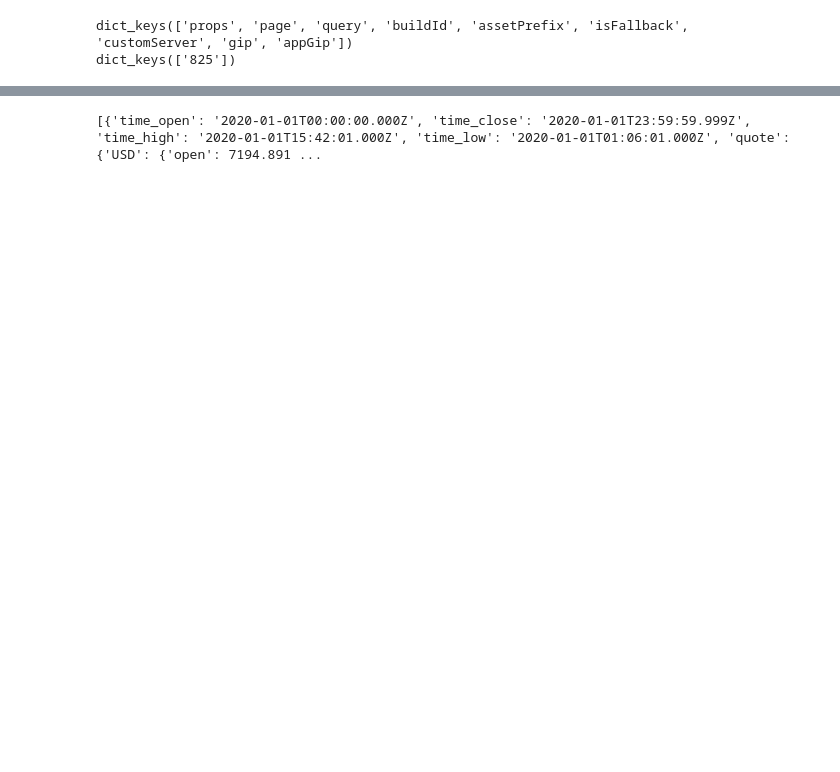
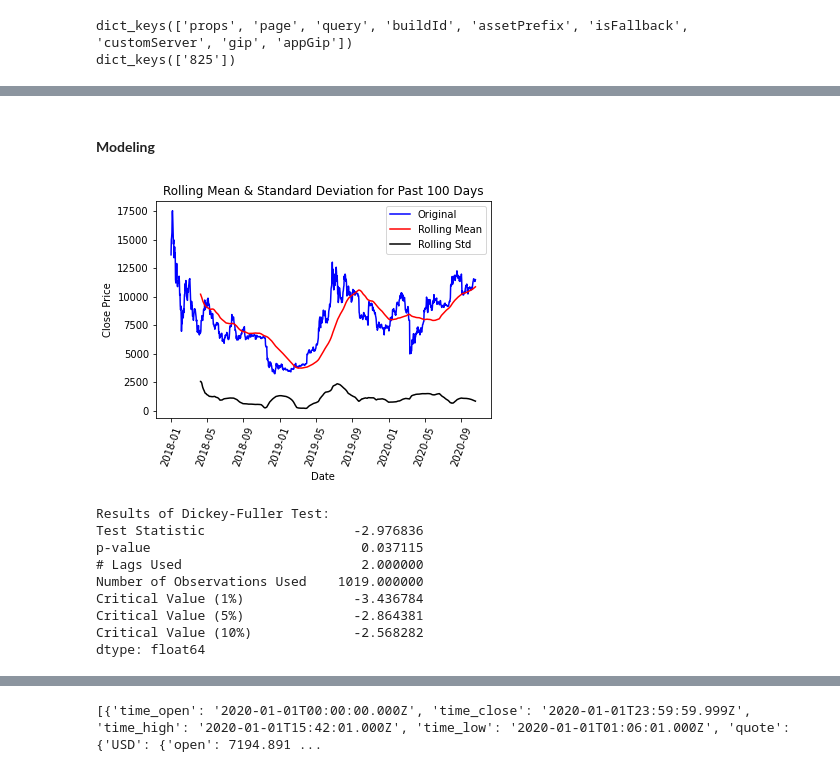
Before and after one commit to SophiaHe/coinmarketcap, a Jupyter notebook: coinmarketcap.ipynb, the cells around one changed output, grey strips where cells are left out. Drawn from its saved outputs; the diff is of its cells as text; code cells hidden in the pictures; blank space fills up the shorter version.

Commit message:
Time series related WIP

```diff
--- a/coinmarketcap.ipynb
+++ b/coinmarketcap.ipynb
@@ -336,7 +347,0 @@ print((coins))
-# %%
-# get historical data for all coins
-for i in range(3):
-  page = requests.get(f'https://coinmarketcap.com/currencies/{coins[i]}/historical-data/?start=20200101&end={yesterday}')
-  soup = BeautifulSoup(page.content, 'html.parser')
-  data = soup.find('script', id = "__NEXT_DATA__",type = "application/json")
-  historical_data= json.loads(data.contents[0])
@@ -348,0 +417,10 @@ dict_keys(['825'])
+# %%
+final = pd.read_csv("cmc_top10_1019.csv")
+final['timestamp2'] = final['timestamp'].str.split("T", n = 1, expand = True)[0]
+final['timestamp2'] = pd.to_datetime(final['timestamp2'], format='%Y-%m-%d')
+df = final[final['slug'] == 'bitcoin']
+
+print(final['timestamp2'].head())
+print(final.info())
+print(final['slug'].value_counts())
+print(df[['timestamp2','close']].iloc[-1])
@@ -348,0 +479,2 @@ dict_keys(['825'])
+# %% [markdown]
+#### **Modeling**
@@ -348,0 +485,48 @@ dict_keys(['825'])
+# %%
+# Check staionality
+from statsmodels.tsa.stattools import adfuller
+def test_stationarity(data,target, window):
+
+    #Determing rolling statistics
+    rolmean = data[target].rolling(window).mean()
+    rolstd = data[target].rolling(window).std()
+
+    #Plot rolling statistics:
+    orig = plt.plot(data['timestamp2'],data[target], color='blue',label='Original')
+    mean = plt.plot(data['timestamp2'],rolmean, color='red', label='Rolling Mean')
+    std = plt.plot(data['timestamp2'],rolstd, color='black', label = 'Rolling Std')
+    plt.xticks(rotation=70)
+    plt.legend(loc='best')
+    plt.title(f"Rolling Mean & Standard Deviation for Past {window} Days")
+    plt.xlabel("Date")
+    plt.ylabel("Close Price")
+    plt.show(block=False)
+
+    # Perform Dickey-Fuller test:
+    # Null Hypothesis (H_0): time series is not stationary
+    # Alternate Hypothesis (H_1): time series is stationary
+    print('Results of Dickey-Fuller Test:')
+    dftest = adfuller(data[target],
+                      autolag='AIC')
+    dfoutput = pd.Series(dftest[0:4],
+                         index = ['Test Statistic',
+                                  'p-value',
+                                  '# Lags Used',
+                                  'Number of Observations Used'])
+    for key, value in dftest[4].items():
+        dfoutput['Critical Value (%s)'%key] = value
+    print(dfoutput)
+
+test_stationarity(df,target = 'close', window = 100)
+# p-value = 0.03 means we have evidence to reject null hypothesis (that time series is not stationary)
+# %% [output]
+[figure, added]
+Results of Dickey-Fuller Test:
+Test Statistic                   -2.976836
+p-value                           0.037115
+# Lags Used                       2.000000
+Number of Observations Used    1019.000000
+Critical Value (1%)              -3.436784
+Critical Value (5%)              -2.864381
+Critical Value (10%)             -2.568282
+dtype: float64
```
Also changed, not shown: parts of 28 cells of this notebook.
